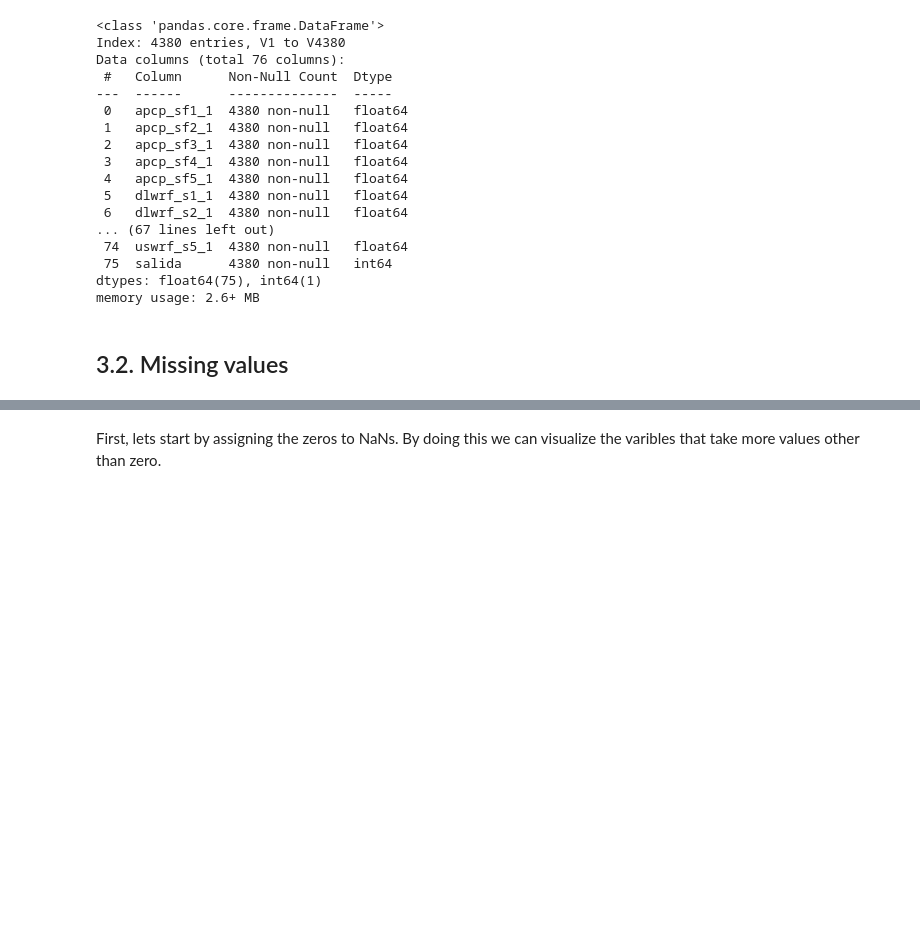
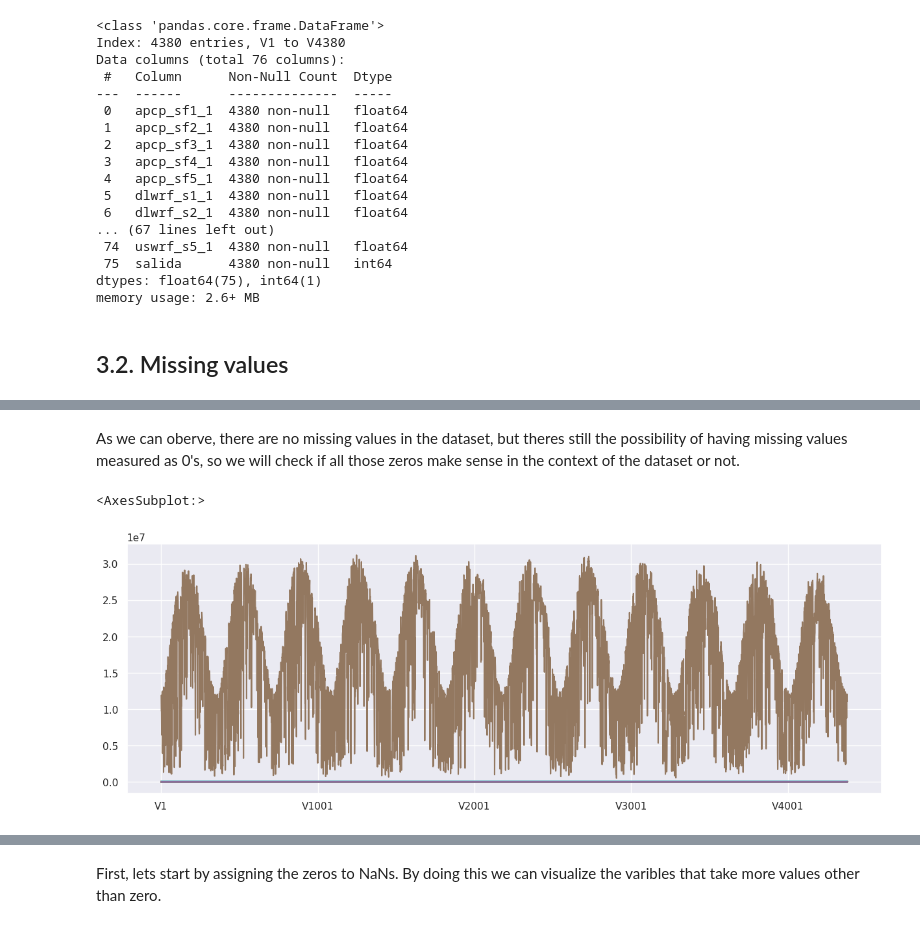
Before and after one commit to carlosiborra/AMS-2013-2014-Solar-Energy-Prediction-Contest, a Jupyter notebook: code/model.ipynb, the cells around one changed output, grey strips where cells are left out. Saved outputs shown, nothing was run; the diff lists cells and outputs as text; code cells hidden in the pictures; blank space fills up the shorter version.

```diff
--- a/code/model.ipynb
+++ b/code/model.ipynb
@@ -161,0 +143,8 @@ memory usage: 2.6+ MB
+# %% [markdown]
+As we can oberve, there are no missing values in the dataset, but theres still the possibility of having missing values measured as 0's, so we will check if all those zeros make sense in the context of the dataset or not.
+# %%
+# In the plot, we can see that there are a lot of 0 values in the dataset
+disp_df.plot(legend=False, figsize=(15, 5))
+# %% [output]
+<AxesSubplot:>
+[figure, added]
```
Also changed, not shown: parts of 16 cells of this notebook, 5 other files.
